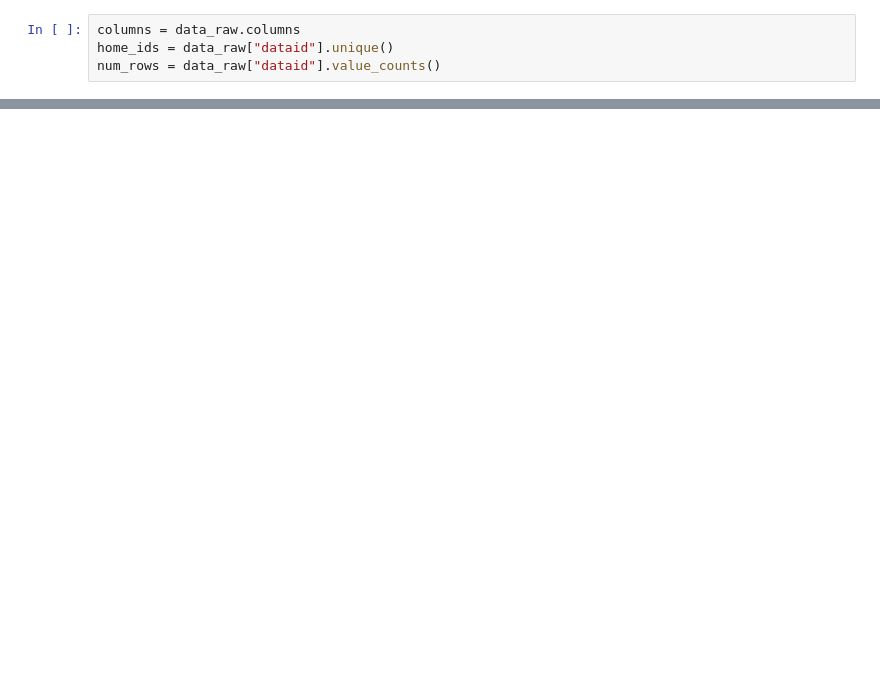
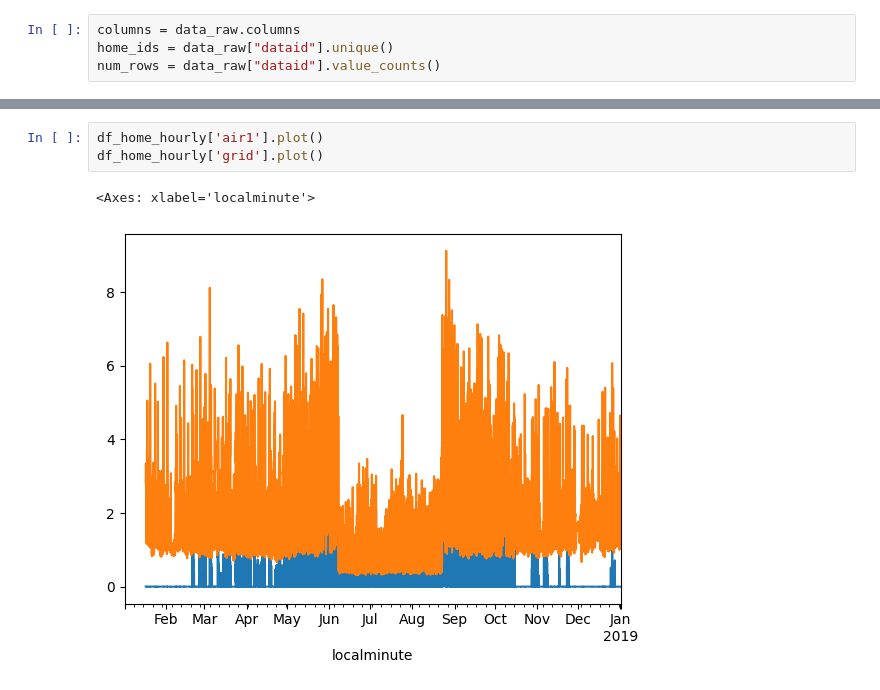
Before and after one commit to jackellishsieh/residential-power-forecasting, a Jupyter notebook: notebooks/pmn/pmn-pecan-eda.ipynb, the cells around one changed output, grey strips where cells are left out. Drawn from its saved outputs; the diff is of its cells as text; blank space fills up the shorter version.

```diff
--- a/notebooks/pmn/pmn-pecan-eda.ipynb
+++ b/notebooks/pmn/pmn-pecan-eda.ipynb
@@ -33,0 +102,6 @@ df_home_hourly.plot()
+# %%
+df_home_hourly['air1'].plot()
+df_home_hourly['grid'].plot()
+# %% [output]
+<Axes: xlabel='localminute'>
+[figure, added]
```
Also changed, not shown: parts of 9 cells of this notebook, 3 other files.
